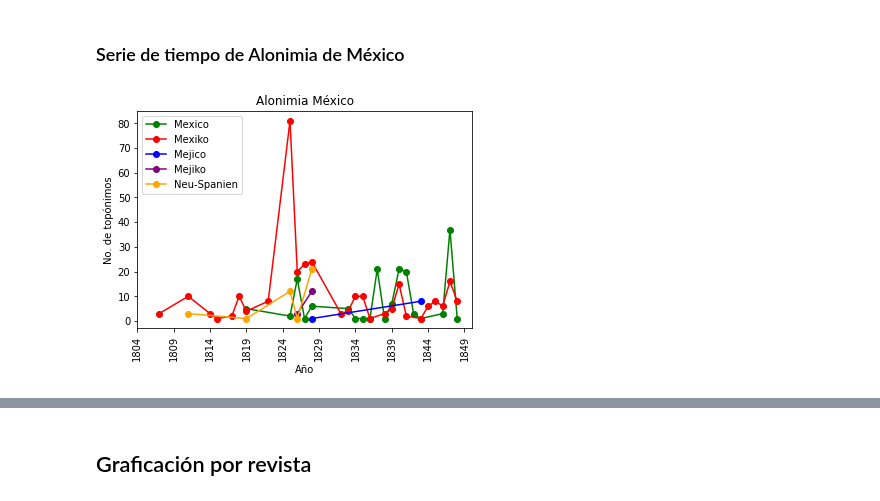
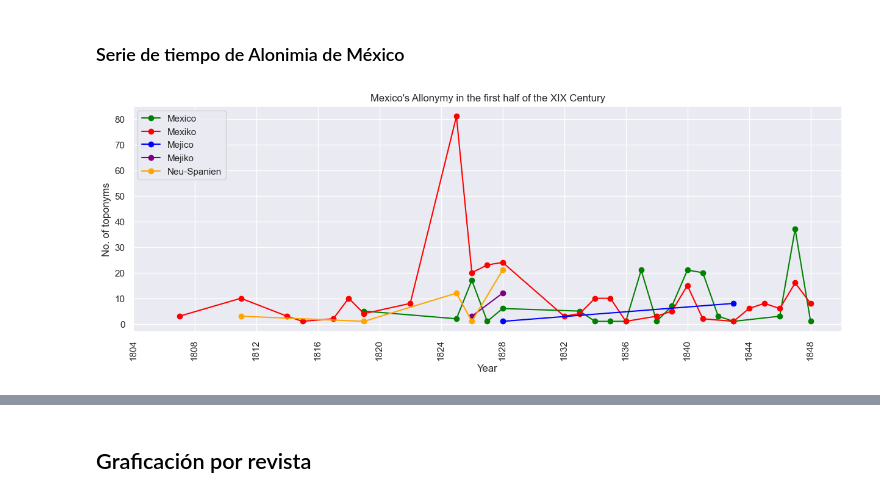
Before and after one commit to Vosatovocko/Corpus_VillanuevaErick, a Jupyter notebook: Extractor_info_CSV_VillanuevaErick.ipynb, the cells around one changed output, grey strips where cells are left out. Saved outputs shown, nothing was run; the diff lists cells and outputs as text; code cells hidden in the pictures.

```diff
--- a/Extractor_info_CSV_VillanuevaErick.ipynb
+++ b/Extractor_info_CSV_VillanuevaErick.ipynb
@@ -16,9 +15,11 @@ header=["No. de texto","Año","Publicación","Tipología","Página","Clase","Len
 # %%
 #DATOS DEL CORPUS FINAL, CARGA MANUAL DEL ARCHIVO USANDO COLAB
 
+header=["No. de texto","Año","Publicación","Tipología","Página","Clase","Lengua","Topónimo"]
+
 datos_corpus=[]
 
-leer_datos_corpus = open("/content/DATOS_CORPUS_FINAL")
+leer_datos_corpus = open("/Users/erickvillanueva/Documents/GitHub/MLA/Corpus_VillanuevaErick/ToponimaCSV/DATOS_CORPUS_FINAL.csv")
 csvreader = csv.reader(leer_datos_corpus)
 
 for i in csvreader:
@@ -37,7 +56,7 @@ datos_corpus=[]
 #datos_corpus.append(header)
 
 for i in lista_textos:
-    archivo = open("/Users/erickvillanueva/Documents/TESIS/Topónima CSV/"+str(i)+".csv")
+    archivo = open("/Users/erickvillanueva/Documents/GitHub/MLA/Corpus_VillanuevaErick/ToponimaCSV/"+str(i)+".csv")
     csvreader = csv.reader(archivo)
 
     for i in csvreader:
@@ -75,0 +93,25 @@ plt.grid(axis="y")
+# %%
+# 2025
+
+# Data
+x = ["1800 – 1804", "1805 – 1809", "1810 – 1814", "1815 – 1819", "1820 – 1824",
+     "1825 – 1829", "1830 – 1834", "1835 – 1839", "1840 – 1844", "1845 – 1849"]
+y = [1, 3, 6, 7, 1, 40, 11, 20, 12, 12]
+
+# Set Seaborn style
+sns.set_theme(style="darkgrid")
+
+# Create the plot
+plt.figure(figsize=(15, 7))  # Set figure size
+sns.lineplot(x=x, y=y, color=(1, 0.367,0), marker="o")
+
+# Add labels and title
+plt.xlabel("Year", fontdict={"family": "sans-serif", 'color': 'k', 'weight': 'bold', 'size': 12})
+plt.ylabel("Texts", fontdict={"family": "sans-serif", 'color': 'k', 'weight': 'bold', 'size': 12})
+plt.title("Texts about Mexican Mining and Geography per year", fontdict={"family": "sans-serif", 'color': 'k', 'weight': 'bold', 'size': 15})
+
+# Rotate x-axis labels for better visibility
+plt.xticks(rotation=45)
+
+# Show the plot
+plt.show()
@@ -931,18 +1018,20 @@ Text(0.5, 1.0, 'Neu-Spanien')
 # %% [markdown]
 ### Serie de tiempo de Alonimia de México
 # %%
+plt.figure().set_figwidth(15,10)
 plt.plot(names_mexico, values_mexico,"-o",color="green",label="Mexico")
 plt.plot(names_mexiko, values_mexiko,"-o",color="red",label="Mexiko")
 plt.plot(names_mejico, values_mejico,"-o",color="blue",label="Mejico")
 plt.plot(names_mejiko, values_mejiko,"-o",color="purple",label="Mejiko")
 plt.plot(names_neuspanien, values_neuspanien,"-o",color="orange",label="Neu-Spanien")
 plt.legend(loc="upper left")
-plt.xticks(range(1804,1850,5),rotation=90)
+plt.xticks(range(1804,1850,4),rotation=90)
 
-plt.xlabel("Año")
-plt.ylabel("No. de topónimos")
-plt.title("Alonimia México")
+plt.xlabel("Year")
+plt.ylabel("No. of toponyms")
+plt.title("Mexico's Allonymy in the first half of the XIX Century")
+plt.show()
 
-plt.savefig('my_imag.png',format='png', dpi=1200)
+#plt.savefig('my_imag.png',format='png', dpi=1200)
 # %% [output]
-[figure, old version]
+[figure, new version]
```
Also changed, not shown: parts of 31 cells of this notebook, 1 other file.
